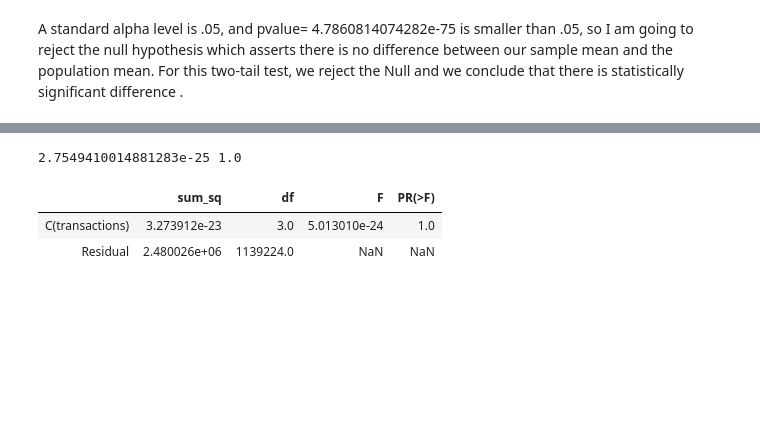
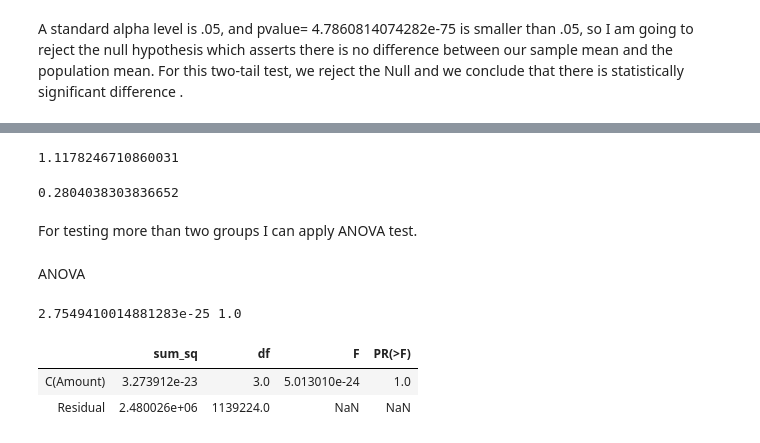
Before and after one commit to NewtoIBM/data_student, a Jupyter notebook: Egor_Capstone_2.ipynb, the cells around one changed output, grey strips where cells are left out. Saved outputs shown, nothing was run; the diff lists cells and outputs as text; code cells hidden in the pictures; blank space fills up the shorter version.

```diff
--- a/Egor_Capstone_2.ipynb
+++ b/Egor_Capstone_2.ipynb
@@ -358,3 +457,43 @@ A standard alpha level is .05, and  pvalue= 4.7860814074282e-75 is smaller than
+# %%
+import math as ma
+# Create series
+#Fraudalant = cardsdf[cardsdf.Class == "Fraud"].Amount
+#Norm = cardsdf[cardsdf.Class == "Normal"].Amount
+V3groupF = Fraud.V2
+
+V3groupN = Normal.V2
+
+# Calculate difference between means and pooled standard deviation
+diff = V3groupF.mean() - V3groupN.mean()
+pooledstdev = ma.sqrt((V3groupF.std()**2 + V3groupN.std()**2)/2 )
+
+# Calculate Cohen's d
+cohend = diff / pooledstdev
+print(cohend)
+# %% [output]
+1.1178246710860031
+# %%
+from statsmodels.stats import power as pwr
+#Set parameters
+alpha = 0.05
+power = 0.8
+ratio = float(len(V3groupN)) / len(V3groupF)
+
+samp_size = 100
+# Initialize analysis & calculate sample size
+analysis = pwr.TTestIndPower()
+esresult = analysis.solve_power(effect_size = None,
+                                power = power,
+                                nobs1 = samp_size,
+                                ratio = ratio,
+                                alpha = alpha)
+print(esresult)
+# %% [output]
+0.2804038303836652
+# %% [markdown]
+For testing more than two groups I can apply ANOVA test.
+# %% [markdown]
+ANOVA
 # %%
 import scipy.stats as stats
 fvalue, pvalue = stats.f_oneway(cardsdf['V3'], cardsdf['V7'], cardsdf['V11'], cardsdf['V1'])
@@ -364,16 +503,16 @@ print(fvalue, pvalue)
 # %%
 # get ANOVA table as R like output
 import statsmodels.api as sm
 from statsmodels.formula.api import ols
 # reshape the d dataframe suitable for statsmodels package
 d_melt = pd.melt(cardsdf.reset_index(), id_vars=['index'], value_vars=['V3', 'V7', 'V11', 'V1'])
 # replace column names
-d_melt.columns = ['index', 'transactions', 'value']
+d_melt.columns = ['index', 'Amount', 'value']
 # Ordinary Least Squares (OLS) model
-model = ols('value ~ C(transactions)', data=d_melt).fit()
+model = ols('value ~ C(Amount)', data=d_melt).fit()
 anova_table = sm.stats.anova_lm(model, typ=2)
 anova_table
 # %% [output]
 |  | sum_sq | df | F | PR(>F) |
-| C(transactions) | 3.273912e-23 | 3.0 | 5.013010e-24 | 1.0 |
+| C(Amount) | 3.273912e-23 | 3.0 | 5.013010e-24 | 1.0 |
 | Residual | 2.480026e+06 | 1139224.0 | NaN | NaN |
```
Also changed, not shown: parts of 42 cells of this notebook.
